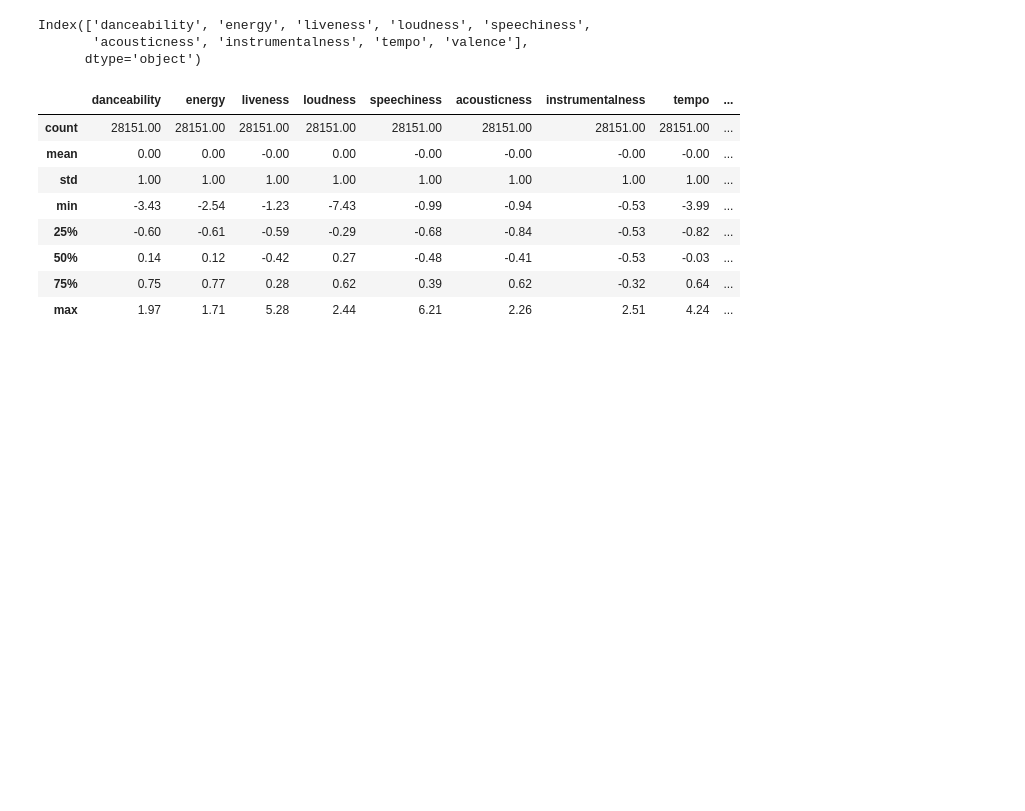
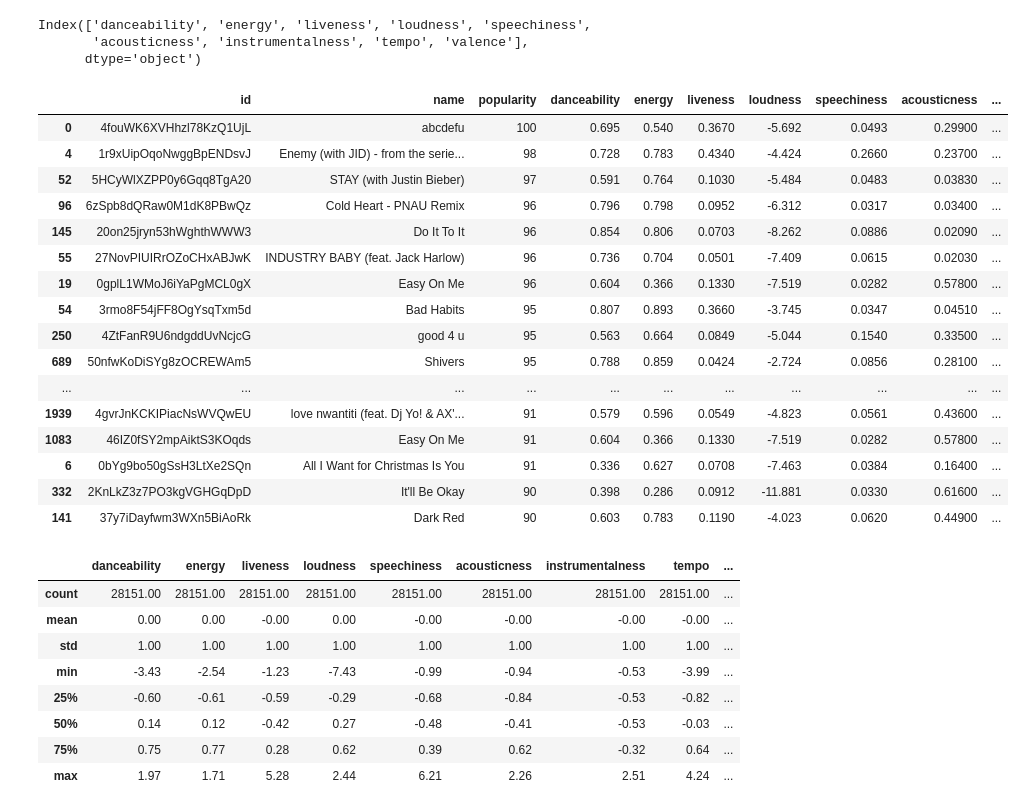
Before and after one commit to dominikglandorf/spotify-analysis, a Jupyter notebook: exp/004_PCA.ipynb, the cells around one changed output. Saved outputs shown, nothing was run; the diff lists cells and outputs as text; code cells hidden in the pictures; blank space fills up the shorter version.

```diff
--- a/exp/004_PCA.ipynb
+++ b/exp/004_PCA.ipynb
@@ -38,6 +35,26 @@ colnames
 Index(['danceability', 'energy', 'liveness', 'loudness', 'speechiness',
        'acousticness', 'instrumentalness', 'tempo', 'valence'],
       dtype='object')
+# %%
+data.loc[np.flip(np.argsort(data['popularity'])),][:50]
+# %% [output]
+|  | id | name | popularity | danceability | energy | liveness | loudness | speechiness | acousticness | ... |
+| 0 | 4fouWK6XVHhzl78KzQ1UjL | abcdefu | 100 | 0.695 | 0.540 | 0.3670 | -5.692 | 0.0493 | 0.29900 | ... |
+| 4 | 1r9xUipOqoNwggBpENDsvJ | Enemy (with JID) - from the serie... | 98 | 0.728 | 0.783 | 0.4340 | -4.424 | 0.2660 | 0.23700 | ... |
+| 52 | 5HCyWlXZPP0y6Gqq8TgA20 | STAY (with Justin Bieber) | 97 | 0.591 | 0.764 | 0.1030 | -5.484 | 0.0483 | 0.03830 | ... |
+| 96 | 6zSpb8dQRaw0M1dK8PBwQz | Cold Heart - PNAU Remix | 96 | 0.796 | 0.798 | 0.0952 | -6.312 | 0.0317 | 0.03400 | ... |
+| 145 | 20on25jryn53hWghthWWW3 | Do It To It | 96 | 0.854 | 0.806 | 0.0703 | -8.262 | 0.0886 | 0.02090 | ... |
+| 55 | 27NovPIUIRrOZoCHxABJwK | INDUSTRY BABY (feat. Jack Harlow) | 96 | 0.736 | 0.704 | 0.0501 | -7.409 | 0.0615 | 0.02030 | ... |
+| 19 | 0gplL1WMoJ6iYaPgMCL0gX | Easy On Me | 96 | 0.604 | 0.366 | 0.1330 | -7.519 | 0.0282 | 0.57800 | ... |
+| 54 | 3rmo8F54jFF8OgYsqTxm5d | Bad Habits | 95 | 0.807 | 0.893 | 0.3660 | -3.745 | 0.0347 | 0.04510 | ... |
+| 250 | 4ZtFanR9U6ndgddUvNcjcG | good 4 u | 95 | 0.563 | 0.664 | 0.0849 | -5.044 | 0.1540 | 0.33500 | ... |
+| 689 | 50nfwKoDiSYg8zOCREWAm5 | Shivers | 95 | 0.788 | 0.859 | 0.0424 | -2.724 | 0.0856 | 0.28100 | ... |
+| ... | ... | ... | ... | ... | ... | ... | ... | ... | ... | ... |
+| 1939 | 4gvrJnKCKIPiacNsWVQwEU | love nwantiti (feat. Dj Yo! & AX'... | 91 | 0.579 | 0.596 | 0.0549 | -4.823 | 0.0561 | 0.43600 | ... |
+| 1083 | 46IZ0fSY2mpAiktS3KOqds | Easy On Me | 91 | 0.604 | 0.366 | 0.1330 | -7.519 | 0.0282 | 0.57800 | ... |
+| 6 | 0bYg9bo50gSsH3LtXe2SQn | All I Want for Christmas Is You | 91 | 0.336 | 0.627 | 0.0708 | -7.463 | 0.0384 | 0.16400 | ... |
+| 332 | 2KnLkZ3z7PO3kgVGHGqDpD | It'll Be Okay | 90 | 0.398 | 0.286 | 0.0912 | -11.881 | 0.0330 | 0.61600 | ... |
+| 141 | 37y7iDayfwm3WXn5BiAoRk | Dark Red | 90 | 0.603 | 0.783 | 0.1190 | -4.023 | 0.0620 | 0.44900 | ... |
 # %%
 df_describe = pd.DataFrame(data_np_n, columns=colnames)
 df_describe.describe().round(2)
```
Also changed, not shown: parts of 2 cells of this notebook.
